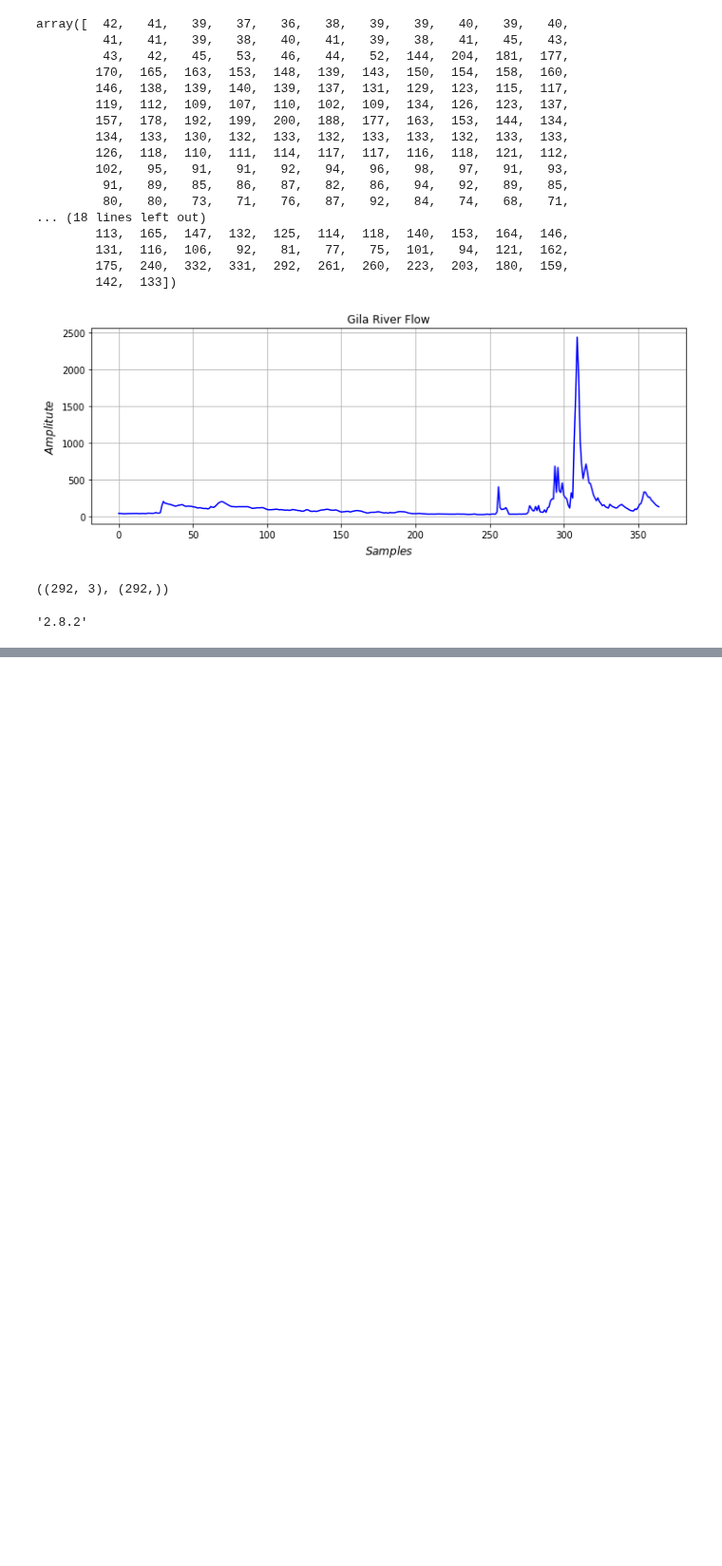
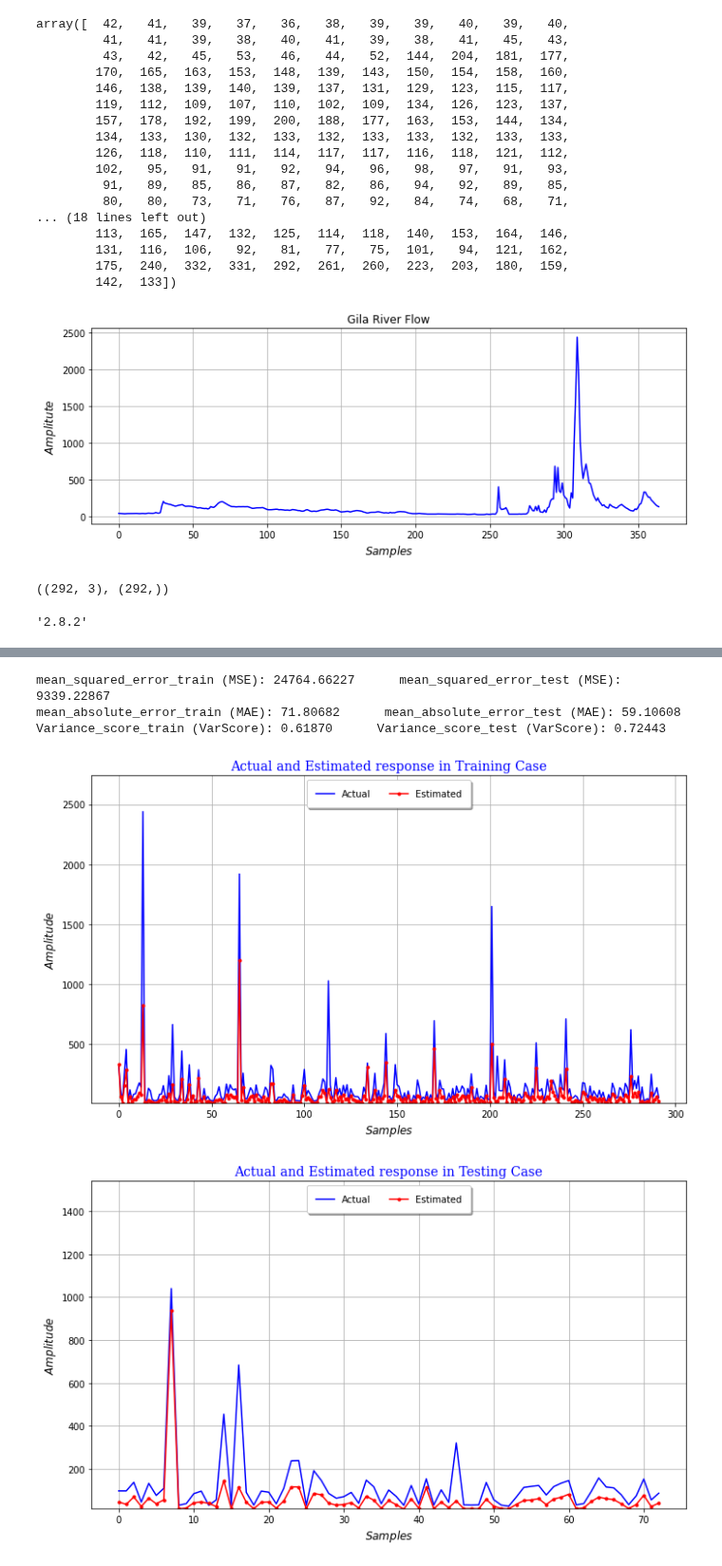
Before and after one commit to asheta66/Machine-Learning-2024, a Jupyter notebook: Feedforward Neural Networks/ANN1.ipynb, the cells around one changed output, grey strips where cells are left out. Shown at 95% size. Cells and saved outputs as stored; diff of their text form; code cells hidden in the pictures; blank space fills up the shorter version.

```diff
--- a/Feedforward Neural Networks/ANN1.ipynb
+++ b/Feedforward Neural Networks/ANN1.ipynb
@@ -127,0 +178,53 @@ pyplot.show()
+# %%
+# Calculating Performance Criteria
+from sklearn.metrics import mean_squared_error
+from sklearn.metrics import mean_absolute_error
+from sklearn.metrics import explained_variance_score
+
+mse1 = mean_squared_error(y_train, y_pred_train)
+mse2 = mean_squared_error(y_test, y_pred_test)
+
+mae1 = mean_absolute_error(y_train, y_pred_train)
+mae2 = mean_absolute_error(y_test, y_pred_test)
+
+vs1 = explained_variance_score(y_train, y_pred_train)
+vs2 = explained_variance_score(y_test, y_pred_test)
+
+print('mean_squared_error_train (MSE):', format(mse1,".5f"), '    ', 'mean_squared_error_test (MSE):', format(mse2,".5f"),)
+print('mean_absolute_error_train (MAE):', format(mae1,".5f"), '    ', 'mean_absolute_error_test (MAE):', format(mae2,".5f"),)
+print('Variance_score_train (VarScore):', format(vs1,".5f"), '    ', 'Variance_score_test (VarScore):', format(vs2,".5f"),)
+# %% [output]
+mean_squared_error_train (MSE): 24764.66227      mean_squared_error_test (MSE): 9339.22867
+mean_absolute_error_train (MAE): 71.80682      mean_absolute_error_test (MAE): 59.10608
+Variance_score_train (VarScore): 0.61870      Variance_score_test (VarScore): 0.72443
+# %%
+# Drawing the actual and estimated responses
+
+fig, axs = plt.subplots(figsize=(10, 6), tight_layout=True)
+
+plt.plot(y_train, '-b', label='Actual')
+plt.plot(y_pred_train, '.-r', label='Estimated')
+
+plt.xlabel(r'$ Samples $', fontsize=12)
+plt.ylabel(r'$ Amplitude $', fontsize=12)
+
+plt.title(r'Actual and Estimated response in Training Case', fontname= 'serif',fontsize=14, color='b')
+plt.ylim(np.min(y_train)-10, np.max(y_train)+300)
+plt.legend(fancybox=True, framealpha=1, shadow=True, borderpad=1, frameon=True, loc='upper center', ncol=2)
+plt.grid(True)
+plt.show()
+
+fig, axs = plt.subplots(figsize=(10, 6), tight_layout=True)
+plt.plot(y_test, '-b', label='Actual')
+plt.plot(y_pred_test, '.-r', label='Estimated')
+plt.xlabel(r'$ Samples $', fontsize=12)
+plt.ylabel(r'$ Amplitude $', fontsize=12)
+plt.title(r'Actual and Estimated response in Testing Case', fontname= 'serif',fontsize=14, color='b')
+plt.ylim(np.min(y_test)-10, np.max(y_test)+500)
+plt.grid(True)
+plt.legend(fancybox=True, framealpha=1, shadow=True, borderpad=1, frameon=True, loc='upper center', ncol=2)
+plt.savefig(r'C:\Users\Admin\Desktop\Data Science Class\Simple_Linear_Regression\Actual_Estimated.png')
+plt.show()
+# %% [output]
+[figure, added]
+[figure, added]
```
Also changed, not shown: parts of 6 cells of this notebook.
